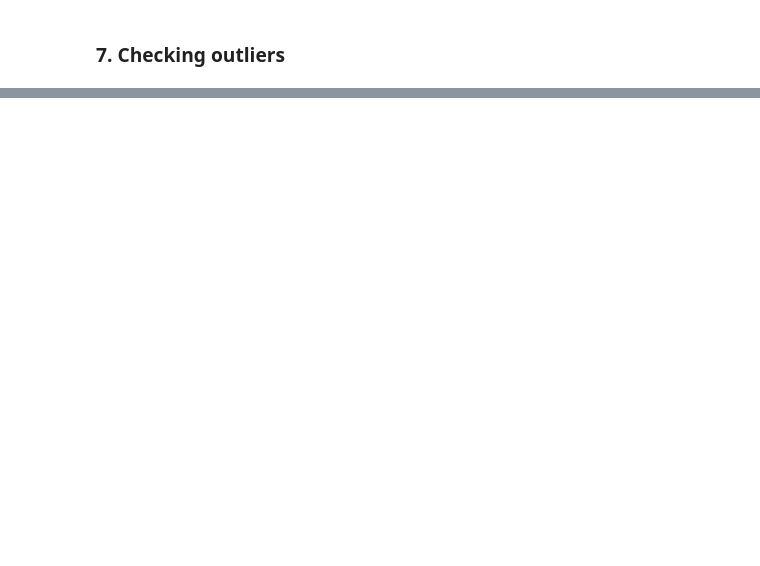
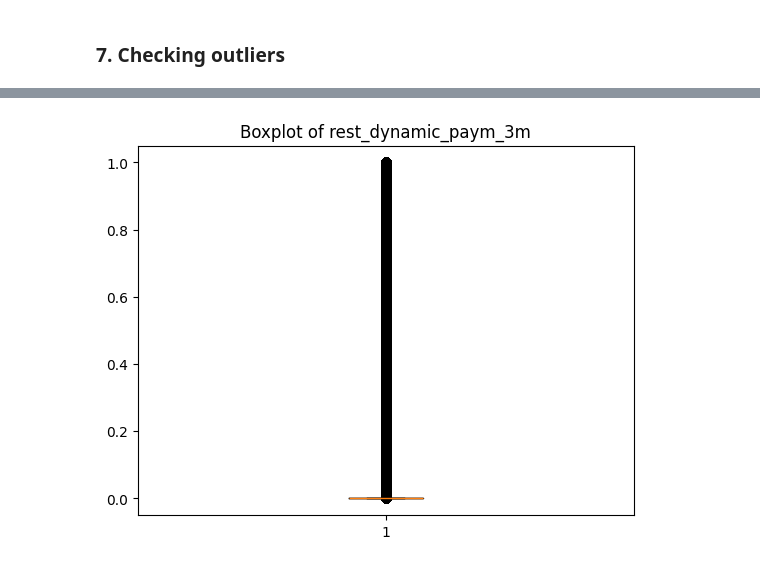
Before and after one commit to BDM3014ProjectWinter2024/BankChurnPrediction, a Jupyter notebook: main_cleaning.ipynb, the cells around one changed output, grey strips where cells are left out. Cells and saved outputs as stored; diff of their text form; code cells hidden in the pictures; blank space fills up the shorter version.

```diff
--- a/main_cleaning.ipynb
+++ b/main_cleaning.ipynb
@@ -340,0 +440,7 @@ df.shape
+# %%
+# Boxplot of the column with the most outliers
+plt.boxplot(df['rest_dynamic_paym_3m'])
+plt.title('Boxplot of rest_dynamic_paym_3m')
+plt.show()
+# %% [output]
+[figure, added]
```
Also changed, not shown: parts of 20 cells of this notebook.
